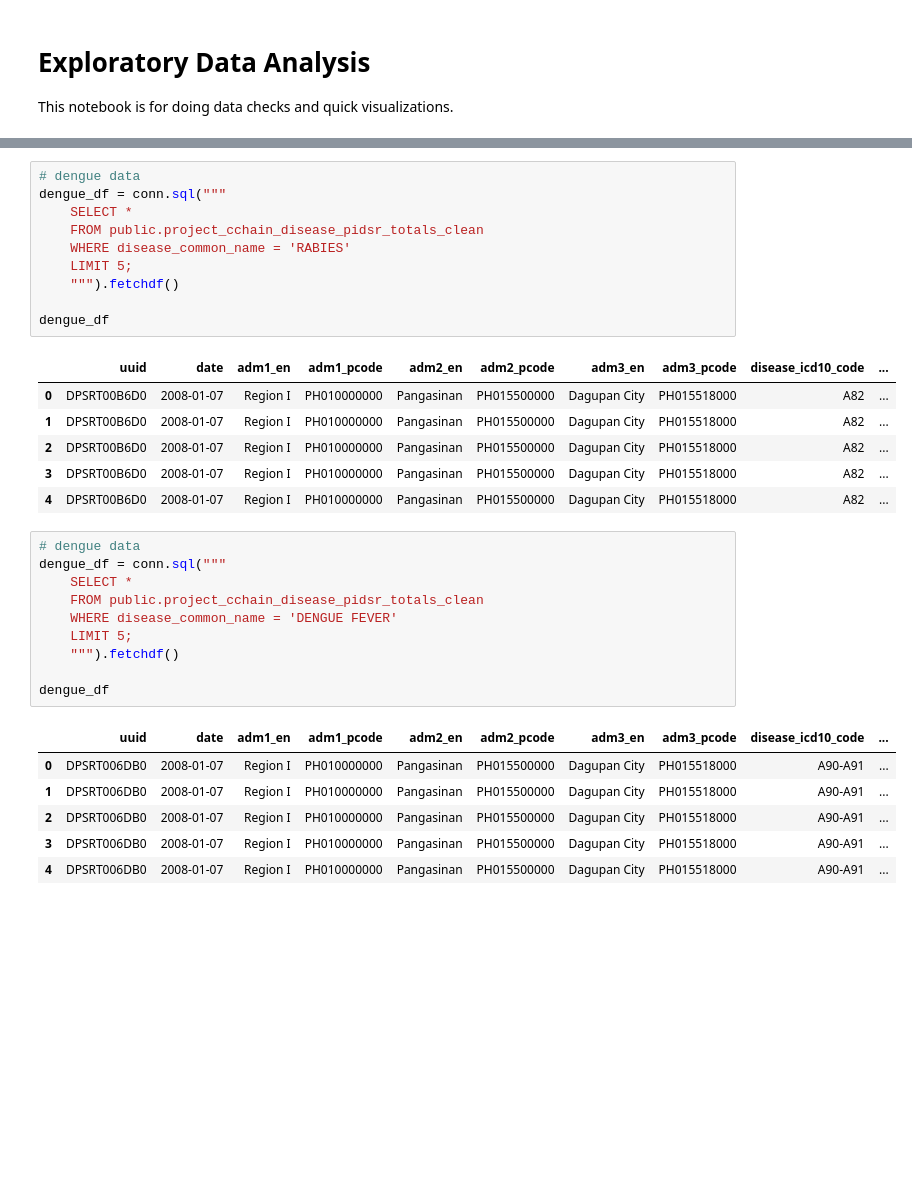
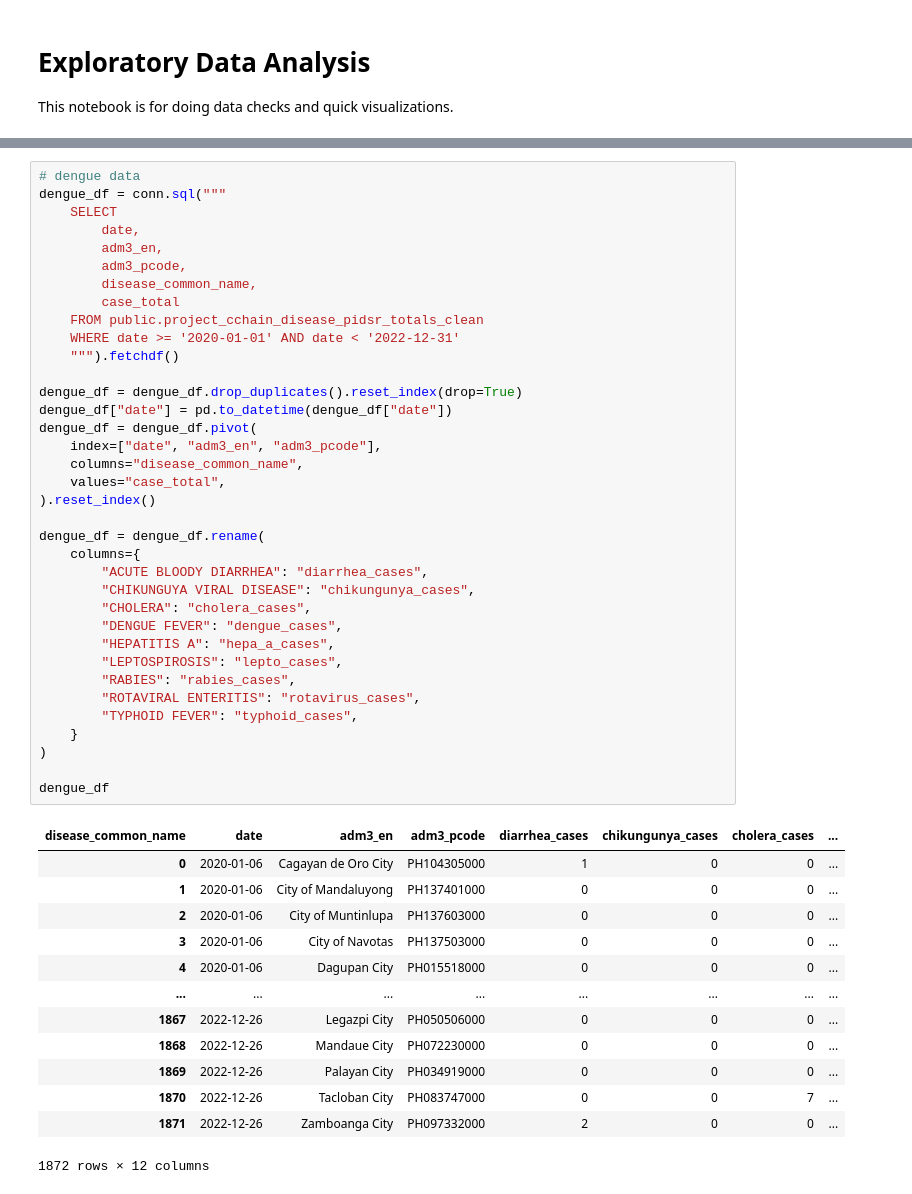
Before and after one commit to dafrose-bajaro/analytics-repo, a Jupyter notebook: notebooks/01_eda.ipynb, the cells around one changed output, grey strips where cells are left out. Saved outputs shown, nothing was run; the diff lists cells and outputs as text; blank space fills up the shorter version.

```diff
--- a/notebooks/01_eda.ipynb
+++ b/notebooks/01_eda.ipynb
@@ -40,34 +84,50 @@ climate_df
-# %%
-# dengue data
-dengue_df = conn.sql("""
-    SELECT *
-    FROM public.project_cchain_disease_pidsr_totals_clean
-    WHERE disease_common_name = 'RABIES'
-    LIMIT 5;
-    """).fetchdf()
-
-dengue_df
-# %% [output]
-|  | uuid | date | adm1_en | adm1_pcode | adm2_en | adm2_pcode | adm3_en | adm3_pcode | disease_icd10_code | ... |
-| 0 | DPSRT00B6D0 | 2008-01-07 | Region I | PH010000000 | Pangasinan | PH015500000 | Dagupan City | PH015518000 | A82 | ... |
-| 1 | DPSRT00B6D0 | 2008-01-07 | Region I | PH010000000 | Pangasinan | PH015500000 | Dagupan City | PH015518000 | A82 | ... |
-| 2 | DPSRT00B6D0 | 2008-01-07 | Region I | PH010000000 | Pangasinan | PH015500000 | Dagupan City | PH015518000 | A82 | ... |
-| 3 | DPSRT00B6D0 | 2008-01-07 | Region I | PH010000000 | Pangasinan | PH015500000 | Dagupan City | PH015518000 | A82 | ... |
-| 4 | DPSRT00B6D0 | 2008-01-07 | Region I | PH010000000 | Pangasinan | PH015500000 | Dagupan City | PH015518000 | A82 | ... |
 # %%
 # dengue data
 dengue_df = conn.sql("""
-    SELECT *
+    SELECT
+        date,
+        adm3_en,
+        adm3_pcode,
+        disease_common_name,
+        case_total
     FROM public.project_cchain_disease_pidsr_totals_clean
-    WHERE disease_common_name = 'DENGUE FEVER'
-    LIMIT 5;
+    WHERE date >= '2020-01-01' AND date < '2022-12-31'
     """).fetchdf()
 
+dengue_df = dengue_df.drop_duplicates().reset_index(drop=True)
+dengue_df["date"] = pd.to_datetime(dengue_df["date"])
+dengue_df = dengue_df.pivot(
+    index=["date", "adm3_en", "adm3_pcode"],
+    columns="disease_common_name",
+    values="case_total",
+).reset_index()
+
+dengue_df = dengue_df.rename(
+    columns={
+        "ACUTE BLOODY DIARRHEA": "diarrhea_cases",
+        "CHIKUNGUYA VIRAL DISEASE": "chikungunya_cases",
+        "CHOLERA": "cholera_cases",
+        "DENGUE FEVER": "dengue_cases",
+        "HEPATITIS A": "hepa_a_cases",
+        "LEPTOSPIROSIS": "lepto_cases",
+        "RABIES": "rabies_cases",
+        "ROTAVIRAL ENTERITIS": "rotavirus_cases",
+        "TYPHOID FEVER": "typhoid_cases",
+    }
+)
+
 dengue_df
 # %% [output]
-|  | uuid | date | adm1_en | adm1_pcode | adm2_en | adm2_pcode | adm3_en | adm3_pcode | disease_icd10_code | ... |
-| 0 | DPSRT006DB0 | 2008-01-07 | Region I | PH010000000 | Pangasinan | PH015500000 | Dagupan City | PH015518000 | A90-A91 | ... |
-| 1 | DPSRT006DB0 | 2008-01-07 | Region I | PH010000000 | Pangasinan | PH015500000 | Dagupan City | PH015518000 | A90-A91 | ... |
-| 2 | DPSRT006DB0 | 2008-01-07 | Region I | PH010000000 | Pangasinan | PH015500000 | Dagupan City | PH015518000 | A90-A91 | ... |
-| 3 | DPSRT006DB0 | 2008-01-07 | Region I | PH010000000 | Pangasinan | PH015500000 | Dagupan City | PH015518000 | A90-A91 | ... |
-| 4 | DPSRT006DB0 | 2008-01-07 | Region I | PH010000000 | Pangasinan | PH015500000 | Dagupan City | PH015518000 | A90-A91 | ... |
+| disease_common_name | date | adm3_en | adm3_pcode | diarrhea_cases | chikungunya_cases | cholera_cases | ... |
+| 0 | 2020-01-06 | Cagayan de Oro City | PH104305000 | 1 | 0 | 0 | ... |
+| 1 | 2020-01-06 | City of Mandaluyong | PH137401000 | 0 | 0 | 0 | ... |
+| 2 | 2020-01-06 | City of Muntinlupa | PH137603000 | 0 | 0 | 0 | ... |
+| 3 | 2020-01-06 | City of Navotas | PH137503000 | 0 | 0 | 0 | ... |
+| 4 | 2020-01-06 | Dagupan City | PH015518000 | 0 | 0 | 0 | ... |
+| ... | ... | ... | ... | ... | ... | ... | ... |
+| 1867 | 2022-12-26 | Legazpi City | PH050506000 | 0 | 0 | 0 | ... |
+| 1868 | 2022-12-26 | Mandaue City | PH072230000 | 0 | 0 | 0 | ... |
+| 1869 | 2022-12-26 | Palayan City | PH034919000 | 0 | 0 | 0 | ... |
+| 1870 | 2022-12-26 | Tacloban City | PH083747000 | 0 | 0 | 7 | ... |
+| 1871 | 2022-12-26 | Zamboanga City | PH097332000 | 2 | 0 | 0 | ... |
+1872 rows × 12 columns
```
Also changed, not shown: parts of 6 cells of this notebook, 3 other files.
